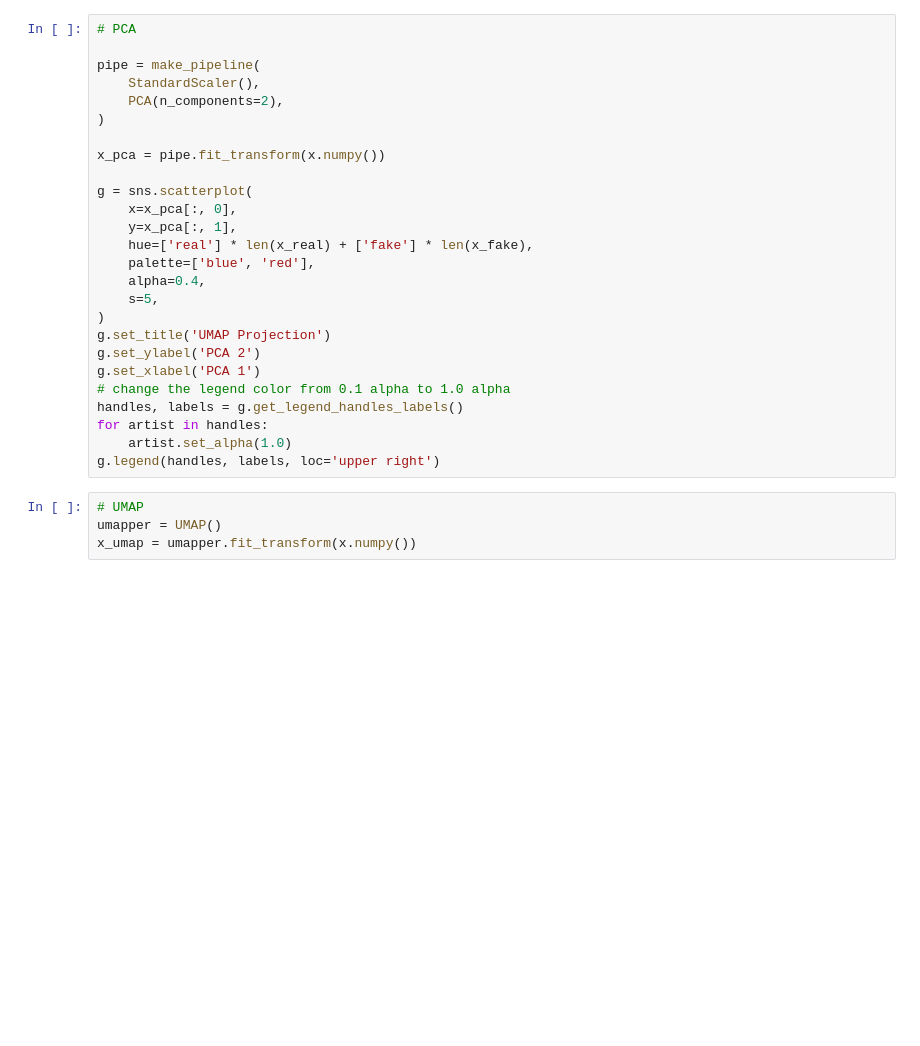
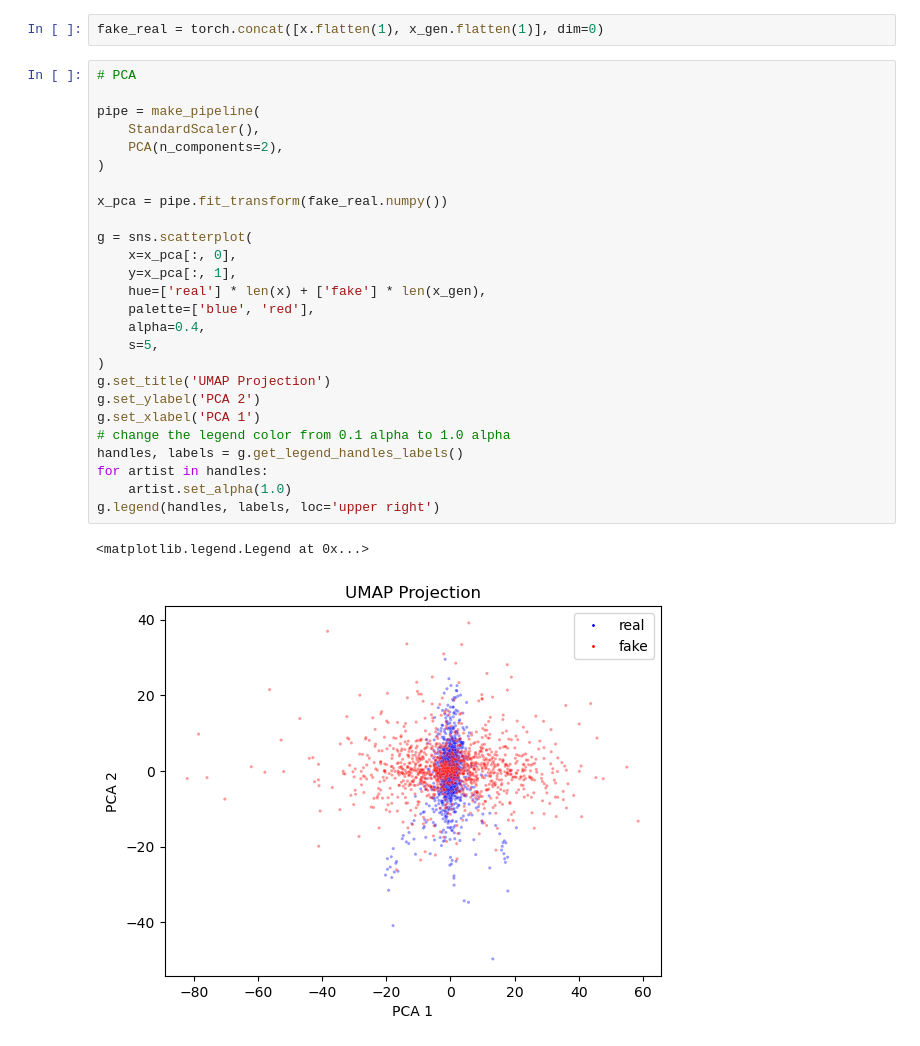
Before and after one commit to Yeganehfrh/EEGModalNet, a Jupyter notebook: notebooks/Data Visualizations.ipynb, the cells around one changed output. Cells and saved outputs as stored; diff of their text form; blank space fills up the shorter version.

```diff
--- a/notebooks/Data Visualizations.ipynb
+++ b/notebooks/Data Visualizations.ipynb
@@ -21,32 +155,33 @@ x = torch.cat([x_real, x_fake], dim=0).float()
+# %%
+fake_real = torch.concat([x.flatten(1), x_gen.flatten(1)], dim=0)
 # %%
 # PCA
 
 pipe = make_pipeline(
     StandardScaler(),
     PCA(n_components=2),
 )
 
-x_pca = pipe.fit_transform(x.numpy())
+x_pca = pipe.fit_transform(fake_real.numpy())
 
 g = sns.scatterplot(
     x=x_pca[:, 0],
     y=x_pca[:, 1],
-    hue=['real'] * len(x_real) + ['fake'] * len(x_fake),
+    hue=['real'] * len(x) + ['fake'] * len(x_gen),
     palette=['blue', 'red'],
     alpha=0.4,
     s=5,
 )
 g.set_title('UMAP Projection')
 g.set_ylabel('PCA 2')
 g.set_xlabel('PCA 1')
 # change the legend color from 0.1 alpha to 1.0 alpha
 handles, labels = g.get_legend_handles_labels()
 for artist in handles:
     artist.set_alpha(1.0)
 g.legend(handles, labels, loc='upper right')
+# %% [output]
+<matplotlib.legend.Legend at 0x...>
+[figure, added]
-# %%
-# UMAP
-umapper = UMAP()
-x_umap = umapper.fit_transform(x.numpy())
 # %%
 # UMAP Viz
```
Also changed, not shown: parts of 4 cells of this notebook.
